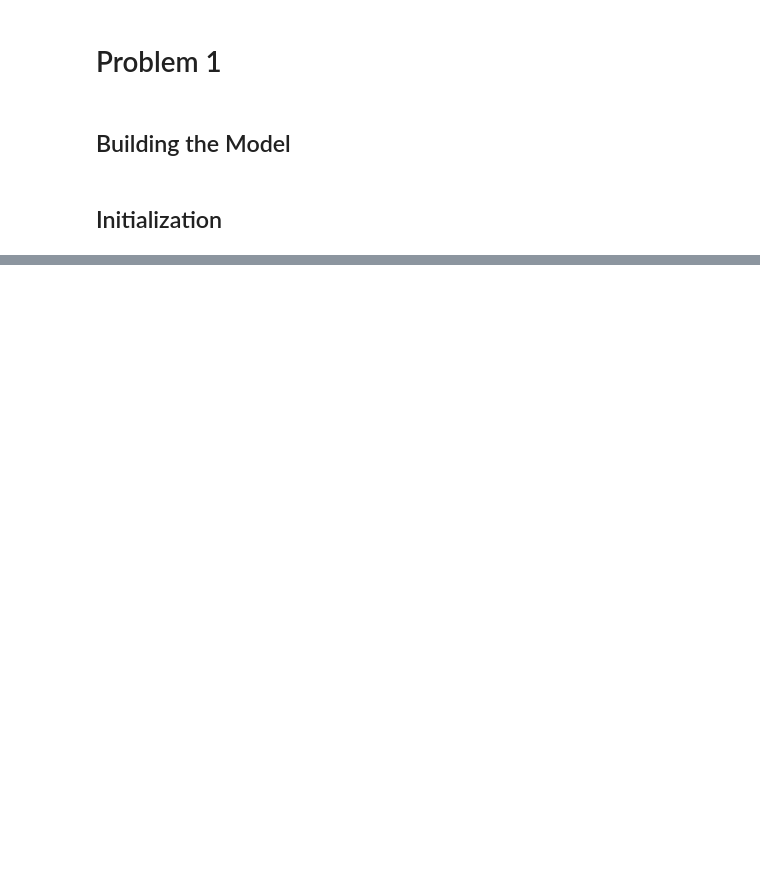
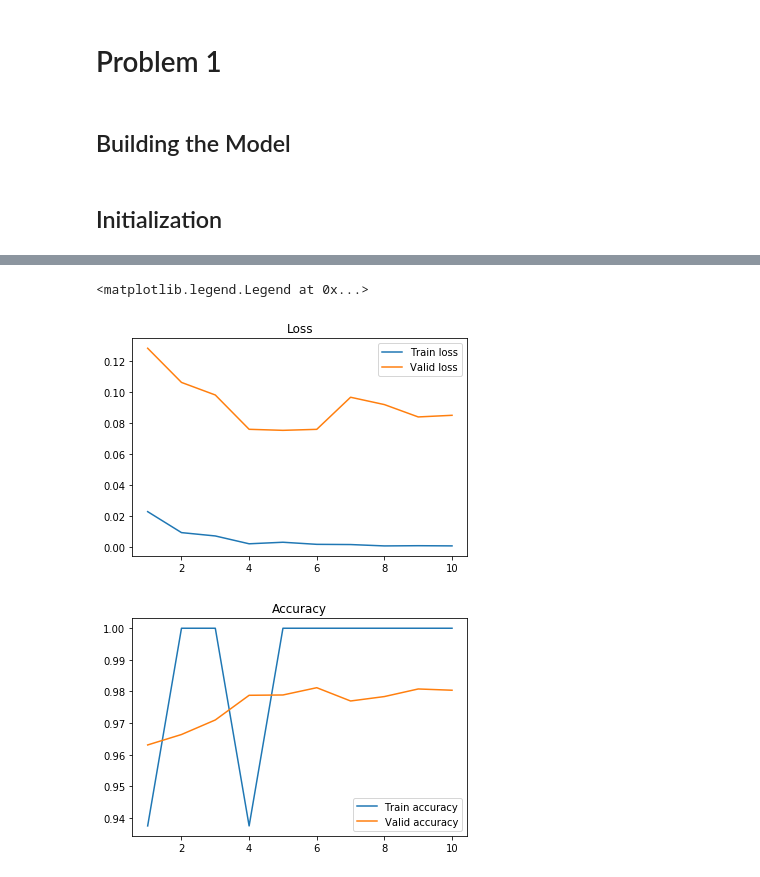
Before and after one commit to LaurenceDupont/ift6135-assignments, a Jupyter notebook: assignment1/problem1.ipynb, the cells around one changed output, grey strips where cells are left out. Drawn from its saved outputs; the diff is of its cells as text; code cells hidden in the pictures; blank space fills up the shorter version.

```diff
--- a/assignment1/problem1.ipynb
+++ b/assignment1/problem1.ipynb
@@ -193,0 +386,12 @@ Epoch   Accuracy        Average Loss
+# %%
+# Code partially taken from Marc-André's homework#3 of IFT6390 class.
+lr = 0.0075
+hd = (800,300)
+mb = 64
+epoch = 10
+eps = (1/10, 1/50, 1/100, 1/500, 1/1000)
+
+model_finite_diff = NN(hidden_dims=hd, weight_mode="glorot", mode="ReLU")
+log = model_finite_diff.train(X_train, y_train, X_valid, y_valid, epochs = epoch,
+                                        mini_batch_size=mb, learning_rate = lr, lr_decay = 0.8,
+                                        lr_decay_intervals = [0.2, 0.5, 0.8])
@@ -193,0 +416,16 @@ Epoch   Accuracy        Average Loss
+# %%
+plt.figure()
+plt.title("Loss")
+plt.plot(np.arange(1,11,1), log["train_loss"], label = "Train loss")
+plt.plot(np.arange(1,11,1), log["valid_loss"], label = "Valid loss")
+plt.legend()
+
+plt.figure()
+plt.title("Accuracy")
+plt.plot(np.arange(1,11,1), log["train_accuracy"], label = "Train accuracy")
+plt.plot(np.arange(1,11,1), log["valid_accuracy"], label = "Valid accuracy")
+plt.legend()
+# %% [output]
+<matplotlib.legend.Legend at 0x...>
+[figure, added]
+[figure, added]
```
Also changed, not shown: parts of 11 cells of this notebook, 1 other file.
